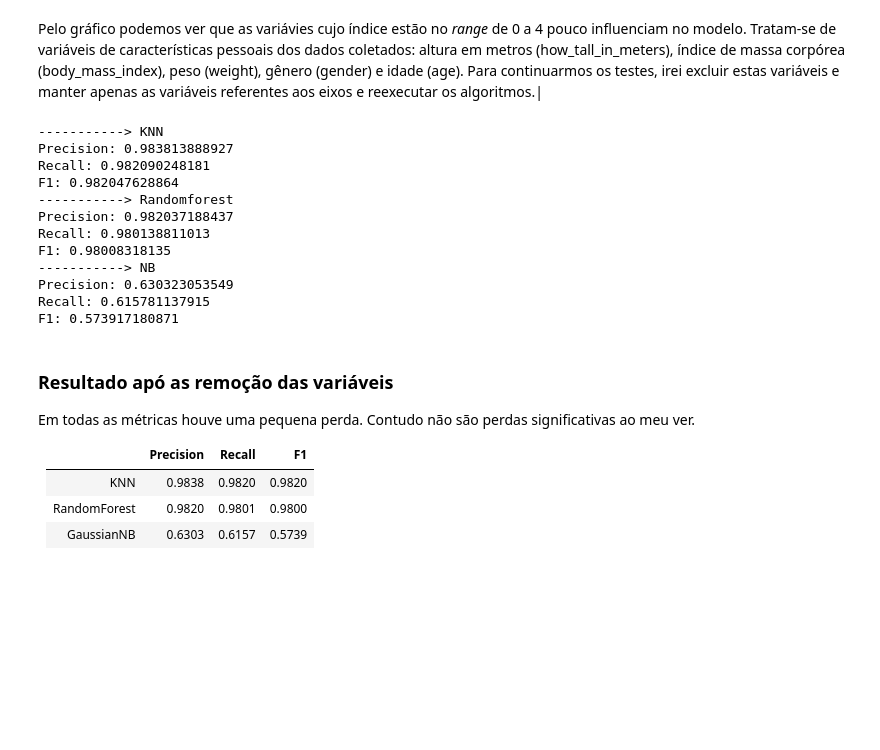
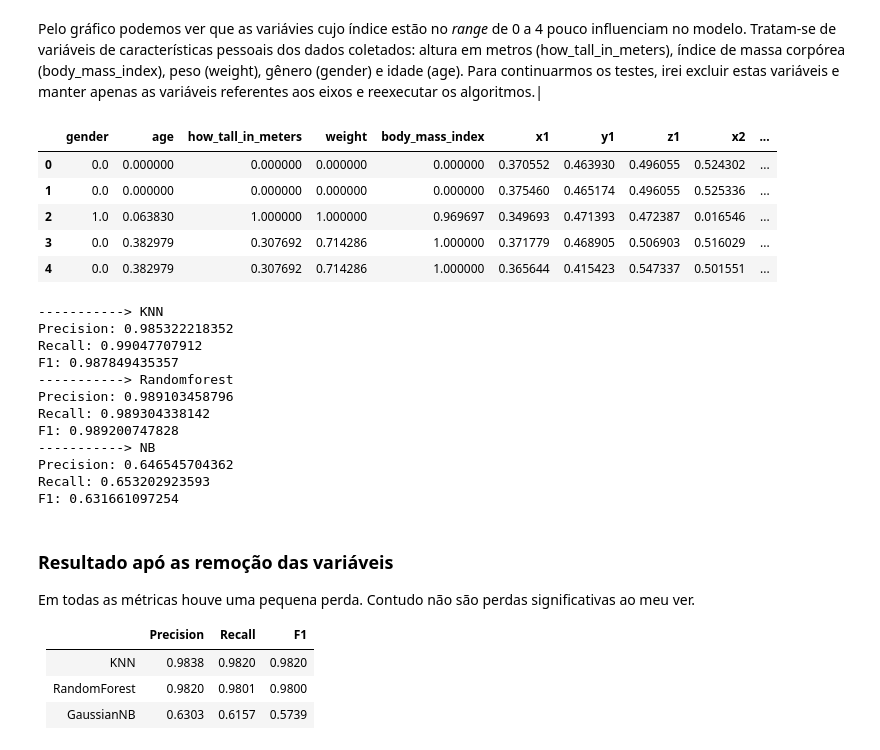
Before and after one commit to gleberb/mlnd, a Jupyter notebook: Projects/capstone/Final_Capstone.ipynb, the cells around one changed output. Saved outputs shown, nothing was run; the diff lists cells and outputs as text; code cells hidden in the pictures; blank space fills up the shorter version.

```diff
--- a/Projects/capstone/Final_Capstone.ipynb
+++ b/Projects/capstone/Final_Capstone.ipynb
@@ -305,22 +335,33 @@ Index(['z2', 'y2', 'x4', 'z1', 'y1', 'y3', 'z3', 'z4', 'x1', 'x2', 'y4', 'x3',
       dtype='object')
 # %% [markdown]
 Pelo gráfico podemos ver que as variávies cujo índice estão no _range_ de 0 a 4 pouco influenciam no modelo. Tratam-se de variáveis de características pessoais dos dados coletados: altura em metros (how_tall_in_meters), índice de massa corpórea (body_mass_index), peso (weight), gênero (gender) e idade (age). Para continuarmos os testes, irei excluir estas variáveis e manter apenas as variáveis referentes aos eixos e reexecutar os algoritmos.|
+# %%
+X_test_scaled = pd.DataFrame(data=X_test_scaled, columns=X_train_scaled.columns)
+X_test_scaled.head()
+# %% [output]
+|  | gender | age | how_tall_in_meters | weight | body_mass_index | x1 | y1 | z1 | x2 | ... |
+| 0 | 0.0 | 0.000000 | 0.000000 | 0.000000 | 0.000000 | 0.370552 | 0.463930 | 0.496055 | 0.524302 | ... |
+| 1 | 0.0 | 0.000000 | 0.000000 | 0.000000 | 0.000000 | 0.375460 | 0.465174 | 0.496055 | 0.525336 | ... |
+| 2 | 1.0 | 0.063830 | 1.000000 | 1.000000 | 0.969697 | 0.349693 | 0.471393 | 0.472387 | 0.016546 | ... |
+| 3 | 0.0 | 0.382979 | 0.307692 | 0.714286 | 1.000000 | 0.371779 | 0.468905 | 0.506903 | 0.516029 | ... |
+| 4 | 0.0 | 0.382979 | 0.307692 | 0.714286 | 1.000000 | 0.365644 | 0.415423 | 0.547337 | 0.501551 | ... |
 # %%
-X_all_reduced = X_all_scaled[X_all_scaled.columns[[10,9,14,7,6,12,13,16,5,8,15,11]]]
-run_all_models(X_all_reduced, y_all)
+X_train_reduced = X_train_scaled[X_train_scaled.columns[[10,14,7,9,6,16,12,13,5,8,15,11]]]
+X_test_reduced = X_test_scaled[X_test_scaled.columns[[10,14,7,9,6,16,12,13,5,8,15,11]]]
+run_all_models(X_train_reduced, y_train, X_test_reduced, y_test)
 # %% [output]
 -----------> KNN
-Precision: 0.983813888927
-Recall: 0.982090248181
-F1: 0.982047628864
+Precision: 0.985322218352
+Recall: 0.99047707912
+F1: 0.987849435357
 -----------> Randomforest
-Precision: 0.982037188437
-Recall: 0.980138811013
-F1: 0.98008318135
+Precision: 0.989103458796
+Recall: 0.989304338142
+F1: 0.989200747828
 -----------> NB
-Precision: 0.630323053549
-Recall: 0.615781137915
-F1: 0.573917180871
+Precision: 0.646545704362
+Recall: 0.653202923593
+F1: 0.631661097254
 # %% [markdown]
 ### Resultado apó as remoção das variáveis
 
```
Also changed, not shown: parts of 13 cells of this notebook, 2 other files.
